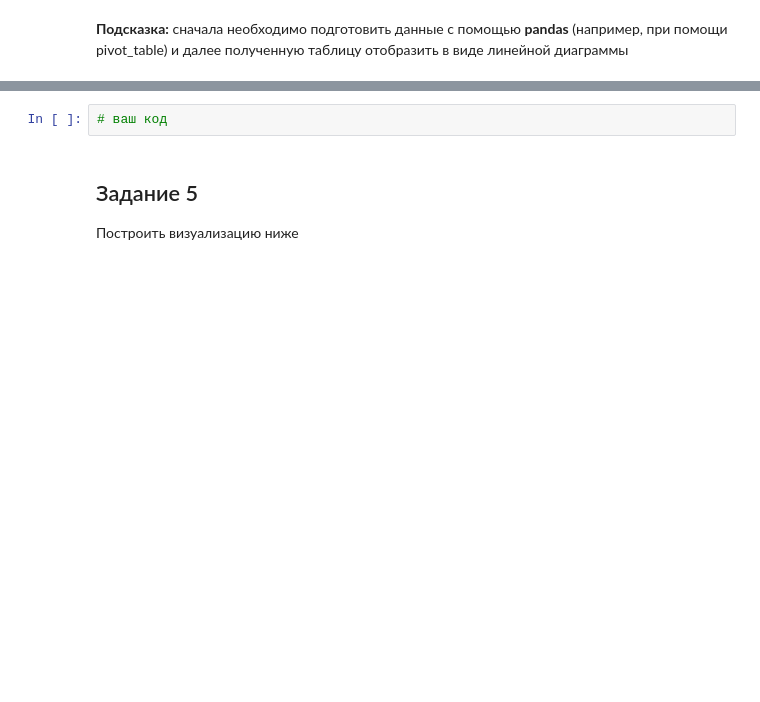
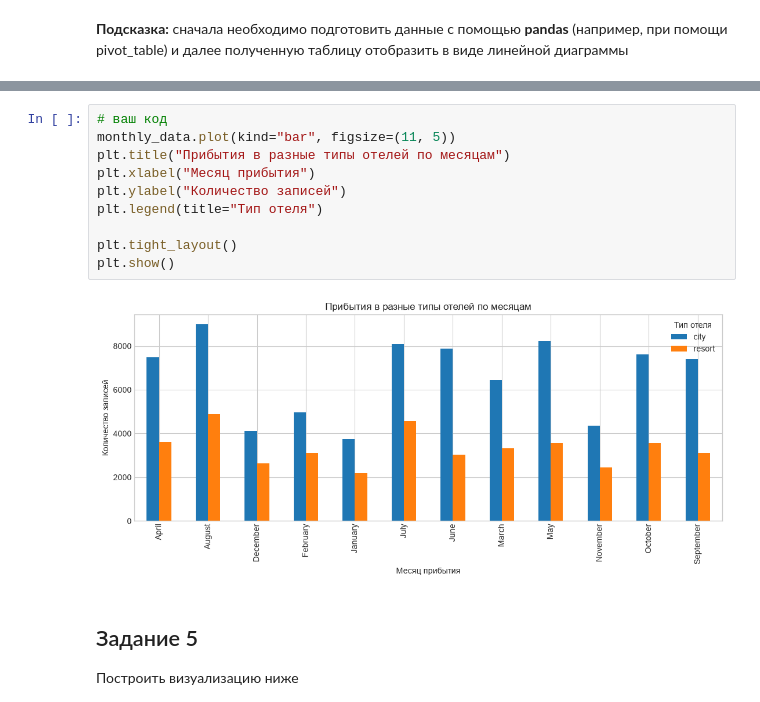
Before and after one commit to K0TOFEY/ML_lessons, a Jupyter notebook: ВвМО. ПЗ 4/pz_3_visual.ipynb, the cells around one changed output, grey strips where cells are left out. Drawn from its saved outputs; the diff is of its cells as text; blank space fills up the shorter version.

```diff
--- a/pz_3_visual.ipynb
+++ b/ВвМО. ПЗ 4/pz_3_visual.ipynb
@@ -771,8 +819,18 @@ df.describe(include='object').T
 
 Перестроить визуализацию выше в столбчатую диаграмму
 ![image.png](attachment:image.png)
-# %%
-# ваш код
+# %%
+# ваш код
+monthly_data.plot(kind="bar", figsize=(11, 5))
+plt.title("Прибытия в разные типы отелей по месяцам")
+plt.xlabel("Месяц прибытия")
+plt.ylabel("Количество записей")
+plt.legend(title="Тип отеля")
+
+plt.tight_layout()
+plt.show()
+# %% [output]
+[figure, added]
 # %% [markdown]
 ## Задание 5
 Построить визуализацию ниже
```
Also changed, not shown: parts of 30 cells of this notebook, 12 other files.
